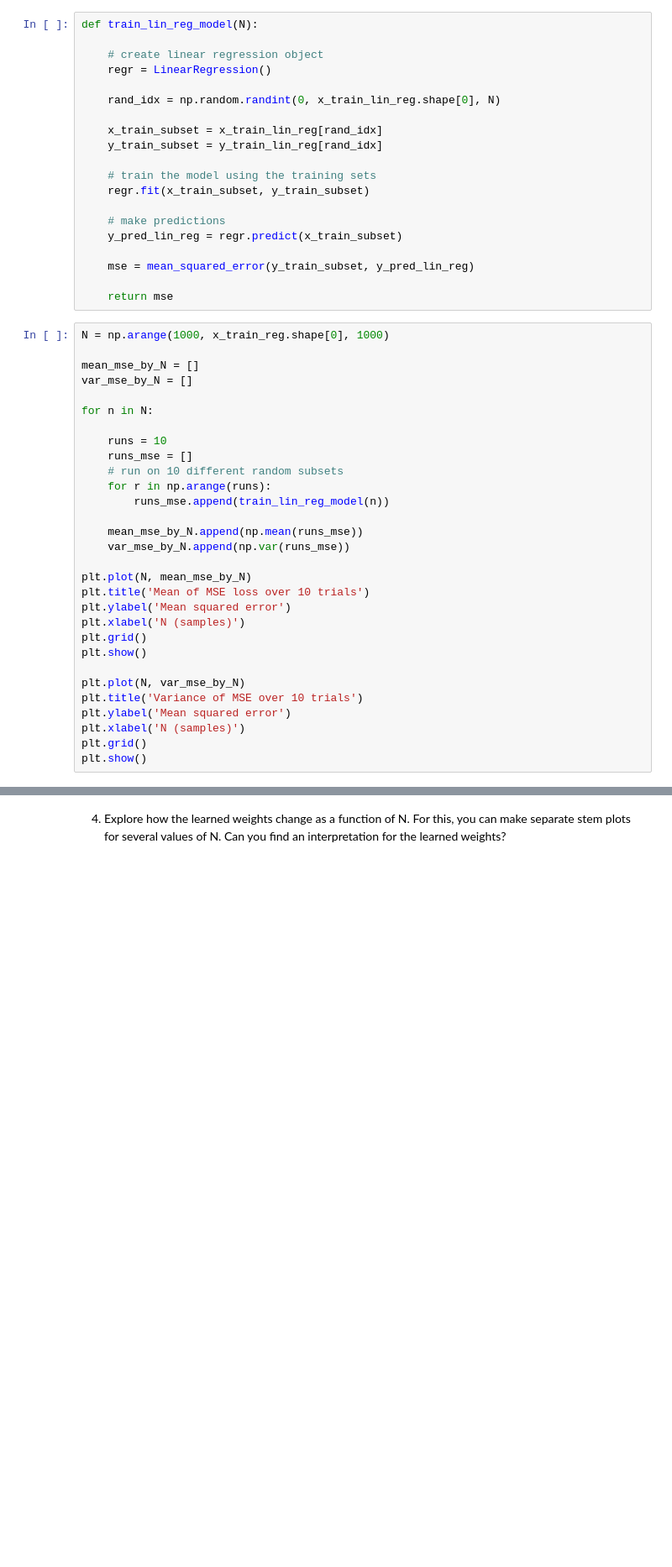
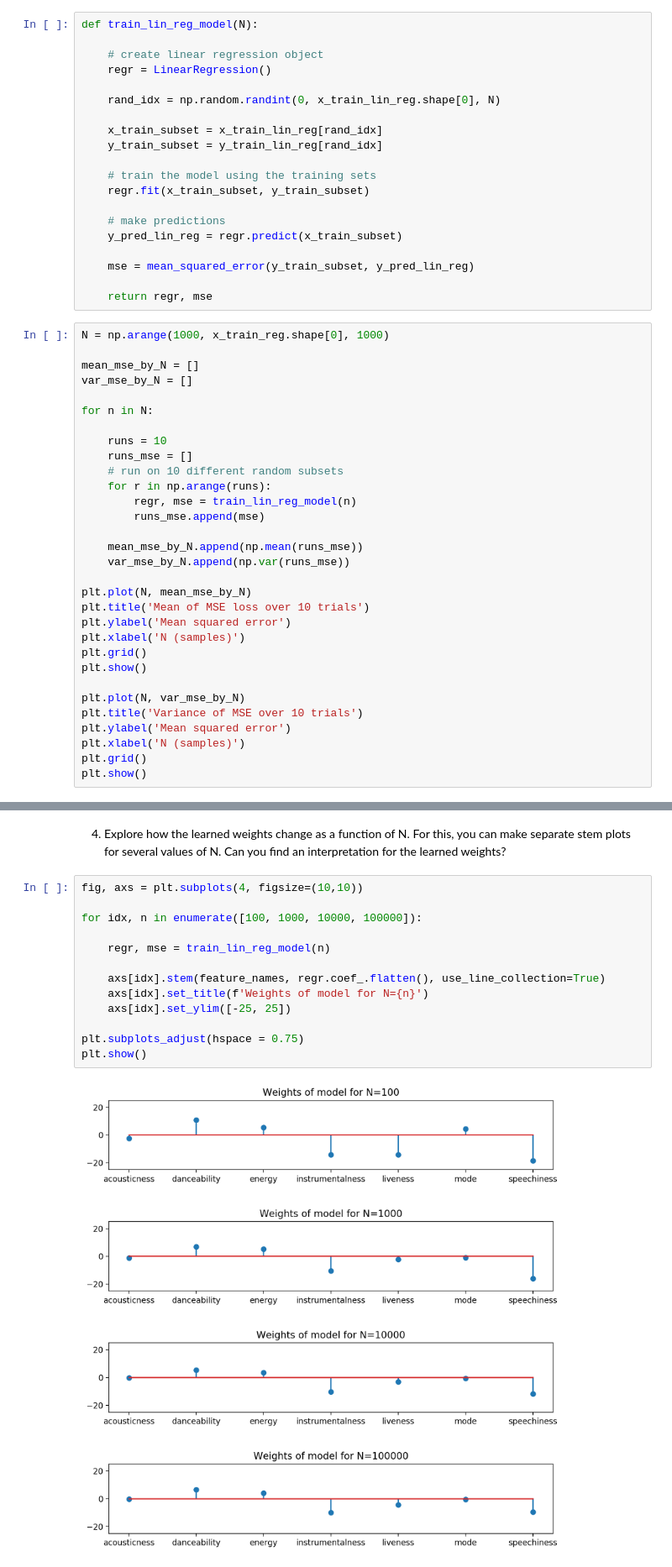
Before and after one commit to csteinmetz1/machine-learning, a Jupyter notebook: p1/p1.ipynb, the cells around one changed output, grey strips where cells are left out. Shown: that part at 84% size. Saved outputs shown, nothing was run; the diff lists cells and outputs as text; blank space fills up the shorter version.

```diff
--- a/p1/p1.ipynb
+++ b/p1/p1.ipynb
@@ -75,7 +75,7 @@ def train_lin_reg_model(N):
 
     mse = mean_squared_error(y_train_subset, y_pred_lin_reg)
 
-    return mse
+    return regr, mse
 # %%
 N = np.arange(1000, x_train_reg.shape[0], 1000)
 
@@ -88,7 +88,8 @@ for n in N:
     runs_mse = []
     # run on 10 different random subsets
     for r in np.arange(runs):
-        runs_mse.append(train_lin_reg_model(n))
+        regr, mse = train_lin_reg_model(n)
+        runs_mse.append(mse)
 
     mean_mse_by_N.append(np.mean(runs_mse))
     var_mse_by_N.append(np.var(runs_mse))
@@ -144,3 +145,18 @@ Our method of measuring compute time is very crude so other processes can effect
 This regression task is fairly challenging since there are many external factors that influence the popularity of a track and there may be little relevant information in the provided features that will help predict the exact popualarity value of the song in question. For our MSE value of about 350, that translates to $\sqrt{350}=18.7$ error in popularity value on average, which isn't all that bad.
 # %% [markdown]
 4. Explore how the learned weights change as a function of N. For this, you can make separate stem plots for several values of N. Can you find an interpretation for the learned weights?
+# %%
+fig, axs = plt.subplots(4, figsize=(10,10))
+
+for idx, n in enumerate([100, 1000, 10000, 100000]):
+
+    regr, mse = train_lin_reg_model(n)
+
+    axs[idx].stem(feature_names, regr.coef_.flatten(), use_line_collection=True)
+    axs[idx].set_title(f'Weights of model for N={n}')
+    axs[idx].set_ylim([-25, 25])
+
+plt.subplots_adjust(hspace = 0.75)
+plt.show()
+# %% [output]
+[figure, added]
```
Also changed, not shown: parts of 5 cells of this notebook, 1 other file.
